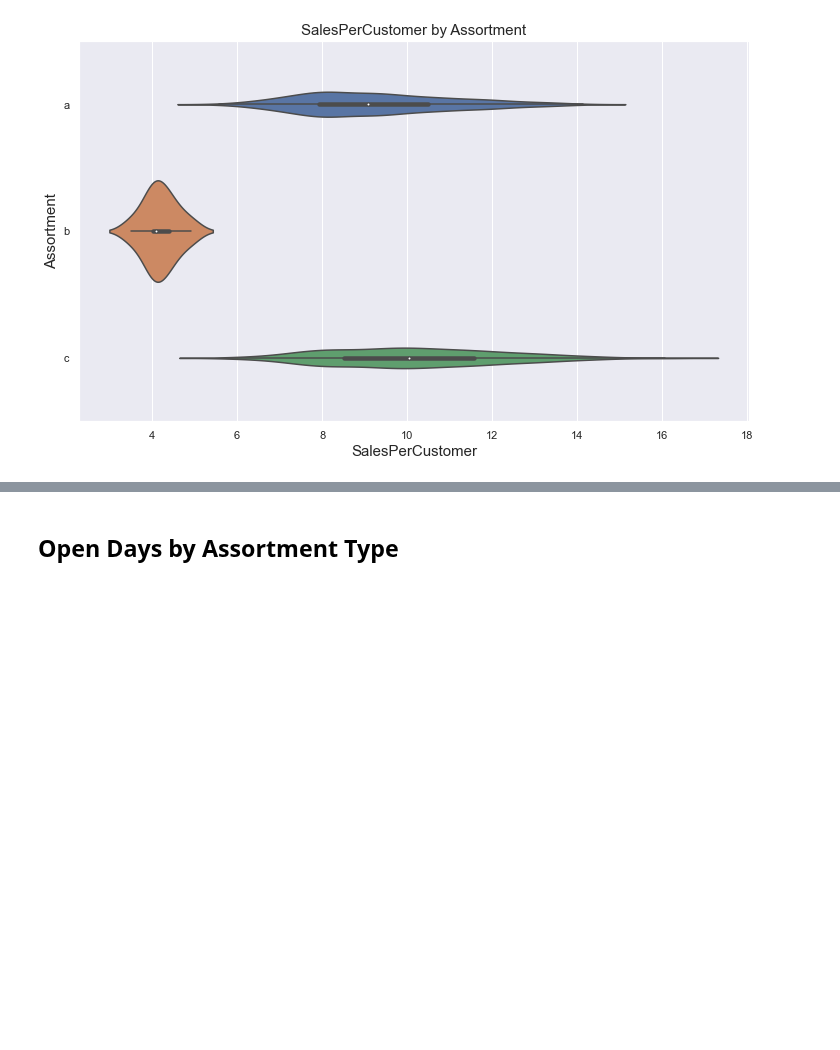
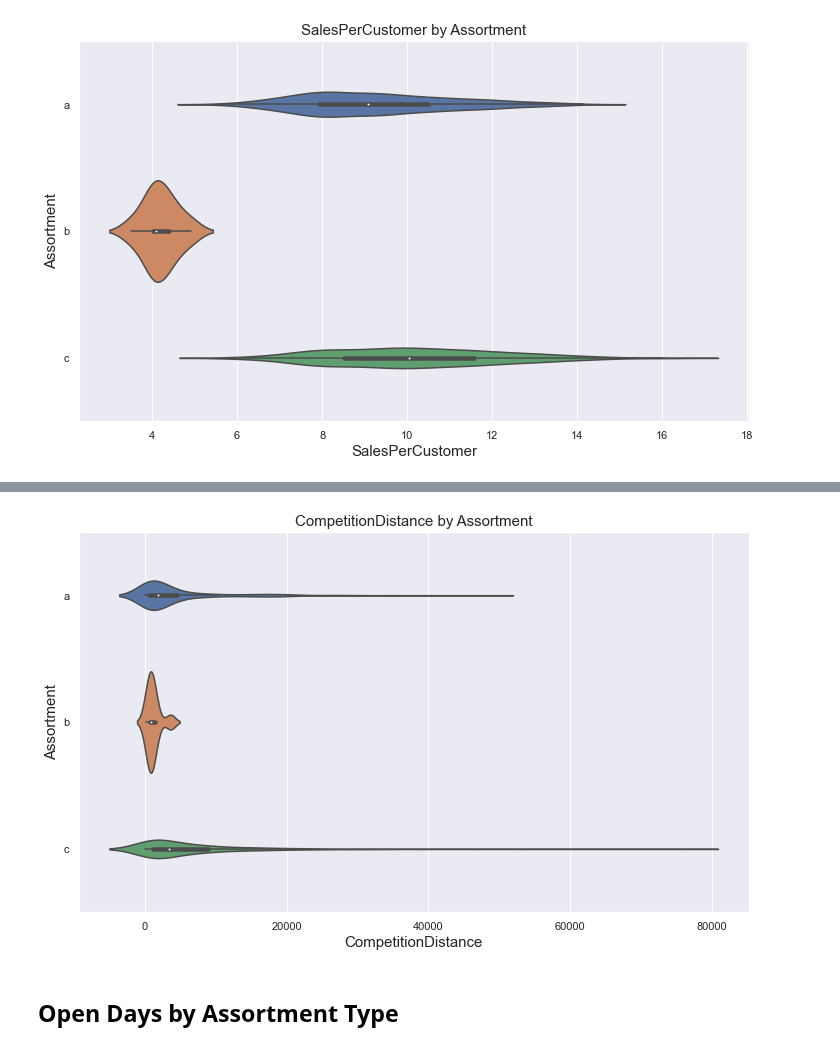
Before and after one commit to yoyo6022/covid-19, a Jupyter notebook: Notebook/EDA_Assortment.ipynb, the cells around one changed output, grey strips where cells are left out. Cells and saved outputs as stored; diff of their text form; code cells hidden in the pictures; blank space fills up the shorter version.

```diff
--- a/Notebook/EDA_Assortment.ipynb
+++ b/Notebook/EDA_Assortment.ipynb
@@ -164,3 +142,7 @@ newstoredata_eda.type_violinplot('SalesPerCustomer', 'Assortment')
+# %%
+newstoredata_eda.type_violinplot('CompetitionDistance','Assortment')
+# %% [output]
+[figure, added]
 # %% [markdown]
 ## Open Days by Assortment Type
 # %%
```
Also changed, not shown: parts of 13 cells of this notebook, 1 other file.
